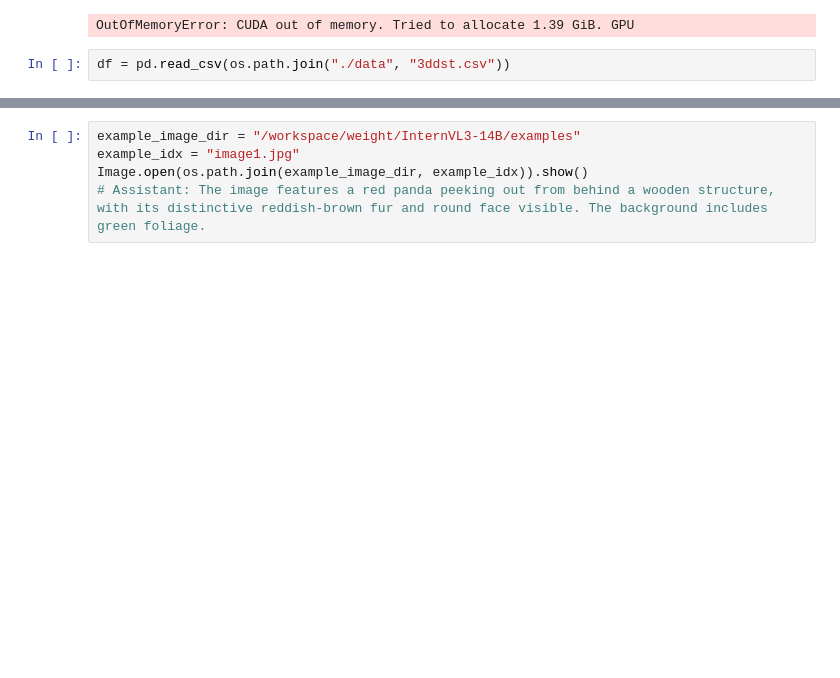
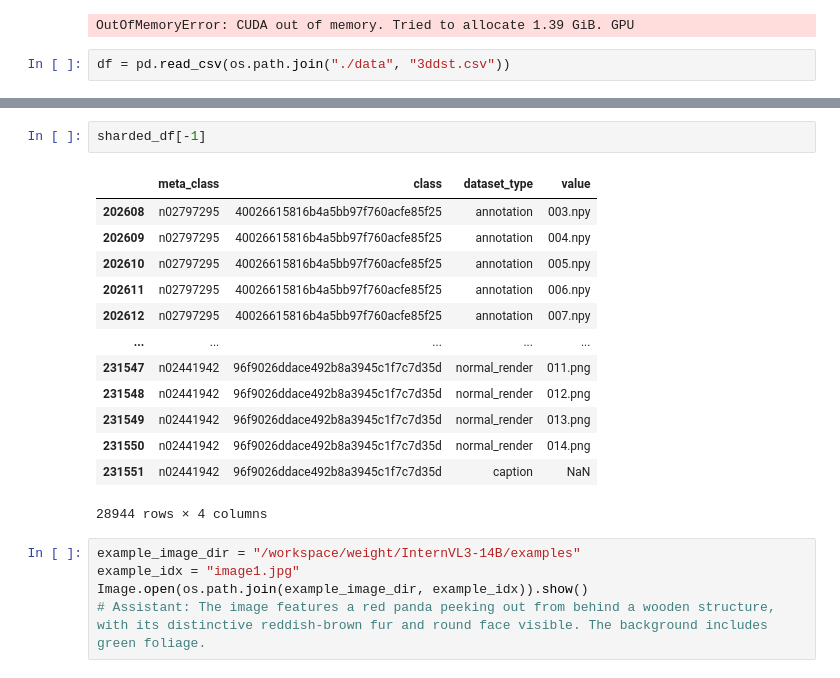
Before and after one commit to semyeong-yu/3DAnything, a Jupyter notebook: debug/caption_generator.ipynb, the cells around one changed output, grey strips where cells are left out. Cells and saved outputs as stored; diff of their text form; blank space fills up the shorter version.

```diff
--- a/debug/caption_generator.ipynb
+++ b/debug/caption_generator.ipynb
@@ -163,3 +189,19 @@ df = pd.read_csv(os.path.join("./data", "3ddst.csv"))
+# %%
+sharded_df[-1]
+# %% [output]
+|  | meta_class | class | dataset_type | value |
+| 202608 | n02797295 | 40026615816b4a5bb97f760acfe85f25 | annotation | 003.npy |
+| 202609 | n02797295 | 40026615816b4a5bb97f760acfe85f25 | annotation | 004.npy |
+| 202610 | n02797295 | 40026615816b4a5bb97f760acfe85f25 | annotation | 005.npy |
+| 202611 | n02797295 | 40026615816b4a5bb97f760acfe85f25 | annotation | 006.npy |
+| 202612 | n02797295 | 40026615816b4a5bb97f760acfe85f25 | annotation | 007.npy |
+| ... | ... | ... | ... | ... |
+| 231547 | n02441942 | 96f9026ddace492b8a3945c1f7c7d35d | normal_render | 011.png |
+| 231548 | n02441942 | 96f9026ddace492b8a3945c1f7c7d35d | normal_render | 012.png |
+| 231549 | n02441942 | 96f9026ddace492b8a3945c1f7c7d35d | normal_render | 013.png |
+| 231550 | n02441942 | 96f9026ddace492b8a3945c1f7c7d35d | normal_render | 014.png |
+| 231551 | n02441942 | 96f9026ddace492b8a3945c1f7c7d35d | caption | NaN |
+28944 rows × 4 columns
 # %%
 example_image_dir = "/workspace/weight/InternVL3-14B/examples"
 example_idx = "image1.jpg"
```
Also changed, not shown: parts of 4 cells of this notebook, 2 other files.
